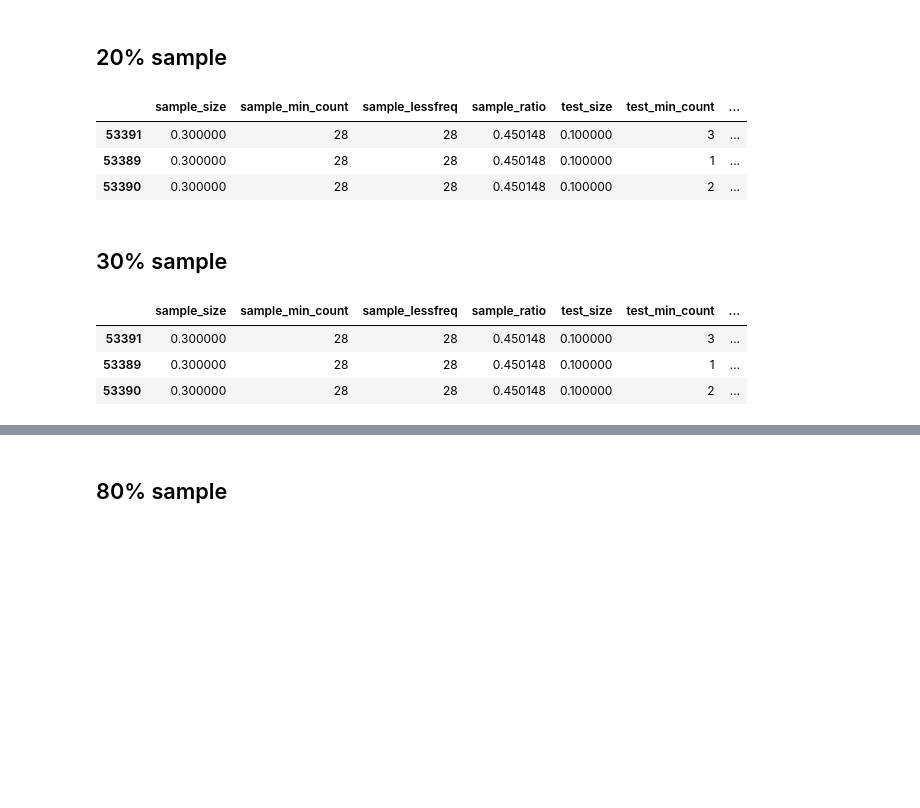
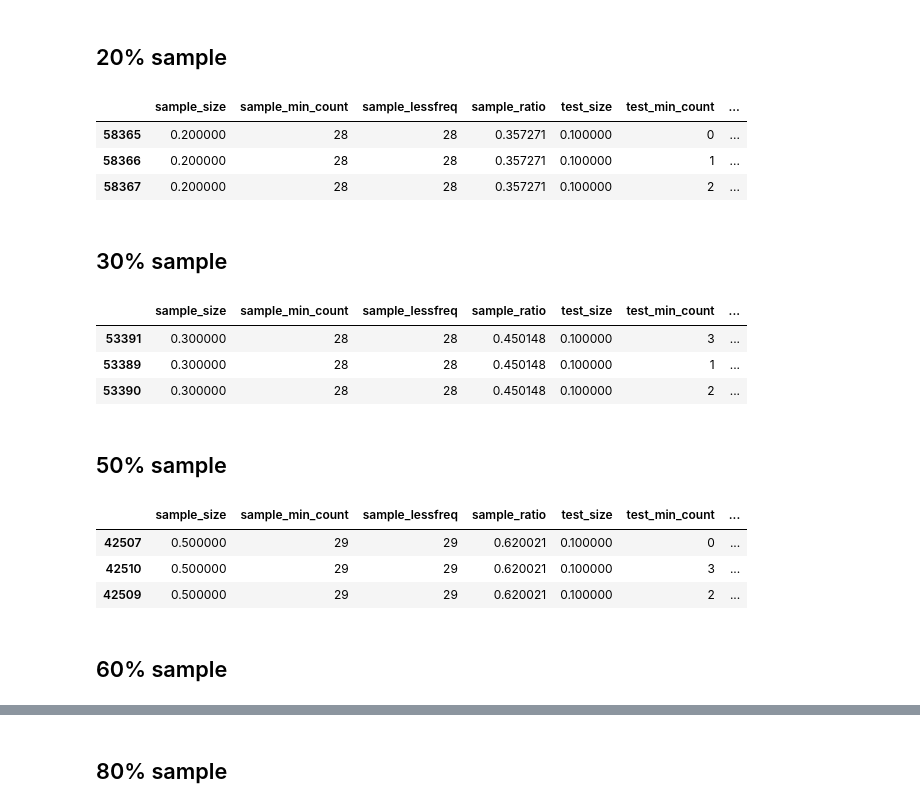
Before and after one commit to mauriciocramos/school-budgets, a Jupyter notebook: notebooks/2-Stratified sampling.ipynb, the cells around one changed output, grey strips where cells are left out. Saved outputs shown, nothing was run; the diff lists cells and outputs as text; code cells hidden in the pictures; blank space fills up the shorter version.

```diff
--- a/notebooks/2-Stratified sampling.ipynb
+++ b/notebooks/2-Stratified sampling.ipynb
@@ -225,3 +228,4 @@ if not os.path.isfile('/data/drivendata/optimize-sample-split.pkl'):
 else:
     with open('/data/drivendata/optimize-sample-split.pkl', 'rb') as f:
         results = pickle.load(f)
+        display(glimpse(results))
@@ -242,7 +263,3 @@ results.sort_values(metrics, ascending=False).tail(3).style.set_properties(**{'b
 | 97582 | 0.010000 | 0 | 0 | 0.066756 | 0.700000 | 0 | ... |
 | 97583 | 0.010000 | 0 | 0 | 0.066756 | 0.800000 | 0 | ... |
 | 97584 | 0.010000 | 0 | 0 | 0.066756 | 0.900000 | 0 | ... |
-# %%
-metrics = ['train_ratio']
-display(results.sort_values(metrics, ascending=False).head(3).style.set_properties(**{'background-color': 'green'}, subset=metrics))
-results.sort_values(metrics, ascending=False).tail(3).style.set_properties(**{'background-color': 'red'}, subset=metrics)
@@ -260 +270,4 @@ results.sort_values(metrics, ascending=False).tail(3).style.set_properties(**{'b
+# %%
+k = 5
+k_fold_condition = (results.train_lessfreq >= k) & (results.test_lessfreq >= 1) #& (results.train_lessfreq >= results.test_lessfreq)
 # %% [markdown]
@@ -300,11 +292,8 @@ results[(results.train_lessfreq >= k) & (results.test_lessfreq >= 1) & (results.
 # %% [markdown]
 ## 10% sample
 # %%
-k = 5
-by = ['sample_size', 'sample_ratio', 'train_ratio', 'test_ratio']
-ascending = [True, False, False, False]
-results[(results.train_lessfreq >= k) & (results.test_lessfreq >= 1) & (results.train_lessfreq > results.test_lessfreq) & (results.sample_size>=0.1)
-       ].sort_values(by, ascending=ascending).head(3).style.set_properties(**{'background-color': 'green'}, subset=metrics)
+results[k_fold_condition & (results.sample_size>=0.1)
+       ].sort_values(metrics, ascending=ascending).head(3).style.set_properties(**{'background-color': 'green'}, subset=metrics)
 # %% [output]
 |  | sample_size | sample_min_count | sample_lessfreq | sample_ratio | test_size | test_min_count | ... |
 | 62946 | 0.100000 | 28 | 28 | 0.250124 | 0.100000 | 0 | ... |
@@ -313,26 +302,32 @@ results[(results.train_lessfreq >= k) & (results.test_lessfreq >= 1) & (results.
 # %% [markdown]
 ## 20% sample
 # %%
-k = 5
-by = ['sample_size', 'sample_ratio', 'train_ratio', 'test_ratio']
-ascending = [True, False, False, False]
-results[(results.train_lessfreq >= k) & (results.test_lessfreq >= 1) & (results.train_lessfreq > results.test_lessfreq) & (results.sample_size>=0.2)
-       ].sort_values(by, ascending=ascending).head(3).style.set_properties(**{'background-color': 'green'}, subset=metrics)
+results[k_fold_condition & (results.sample_size>=0.19)
+       ].sort_values(metrics, ascending=ascending).head(3).style.set_properties(**{'background-color': 'green'}, subset=metrics)
 # %% [output]
 |  | sample_size | sample_min_count | sample_lessfreq | sample_ratio | test_size | test_min_count | ... |
-| 53391 | 0.300000 | 28 | 28 | 0.450148 | 0.100000 | 3 | ... |
-| 53389 | 0.300000 | 28 | 28 | 0.450148 | 0.100000 | 1 | ... |
-| 53390 | 0.300000 | 28 | 28 | 0.450148 | 0.100000 | 2 | ... |
+| 58365 | 0.200000 | 28 | 28 | 0.357271 | 0.100000 | 0 | ... |
+| 58366 | 0.200000 | 28 | 28 | 0.357271 | 0.100000 | 1 | ... |
+| 58367 | 0.200000 | 28 | 28 | 0.357271 | 0.100000 | 2 | ... |
 # %% [markdown]
 ## 30% sample
+# %%
+results[k_fold_condition & (results.sample_size>=0.2)
+       ].sort_values(metrics, ascending=ascending).head(3).style.set_properties(**{'background-color': 'green'}, subset=metrics)
+# %% [output]
+|  | sample_size | sample_min_count | sample_lessfreq | sample_ratio | test_size | test_min_count | ... |
+| 53391 | 0.300000 | 28 | 28 | 0.450148 | 0.100000 | 3 | ... |
+| 53389 | 0.300000 | 28 | 28 | 0.450148 | 0.100000 | 1 | ... |
+| 53390 | 0.300000 | 28 | 28 | 0.450148 | 0.100000 | 2 | ... |
+# %% [markdown]
+## 50% sample
 # %%
-k = 5
-by = ['sample_size', 'sample_ratio', 'train_ratio', 'test_ratio']
-ascending = [True, False, False, False]
-results[(results.train_lessfreq >= k) & (results.test_lessfreq >= 1) & (results.train_lessfreq > results.test_lessfreq) & (results.sample_size>=0.2)
-       ].sort_values(by, ascending=ascending).head(3).style.set_properties(**{'background-color': 'green'}, subset=metrics)
+results[(results.train_lessfreq >= k) & (results.test_lessfreq >= 1) & (results.train_lessfreq > results.test_lessfreq) & (results.sample_size==0.5)
+       ].sort_values(metrics, ascending=ascending).head(3).style.set_properties(**{'background-color': 'green'}, subset=metrics)
 # %% [output]
 |  | sample_size | sample_min_count | sample_lessfreq | sample_ratio | test_size | test_min_count | ... |
-| 53391 | 0.300000 | 28 | 28 | 0.450148 | 0.100000 | 3 | ... |
-| 53389 | 0.300000 | 28 | 28 | 0.450148 | 0.100000 | 1 | ... |
-| 53390 | 0.300000 | 28 | 28 | 0.450148 | 0.100000 | 2 | ... |
+| 42507 | 0.500000 | 29 | 29 | 0.620021 | 0.100000 | 0 | ... |
+| 42510 | 0.500000 | 29 | 29 | 0.620021 | 0.100000 | 3 | ... |
+| 42509 | 0.500000 | 29 | 29 | 0.620021 | 0.100000 | 2 | ... |
+# %% [markdown]
+## 60% sample
```
Also changed, not shown: parts of 20 cells of this notebook, 2 other files.
